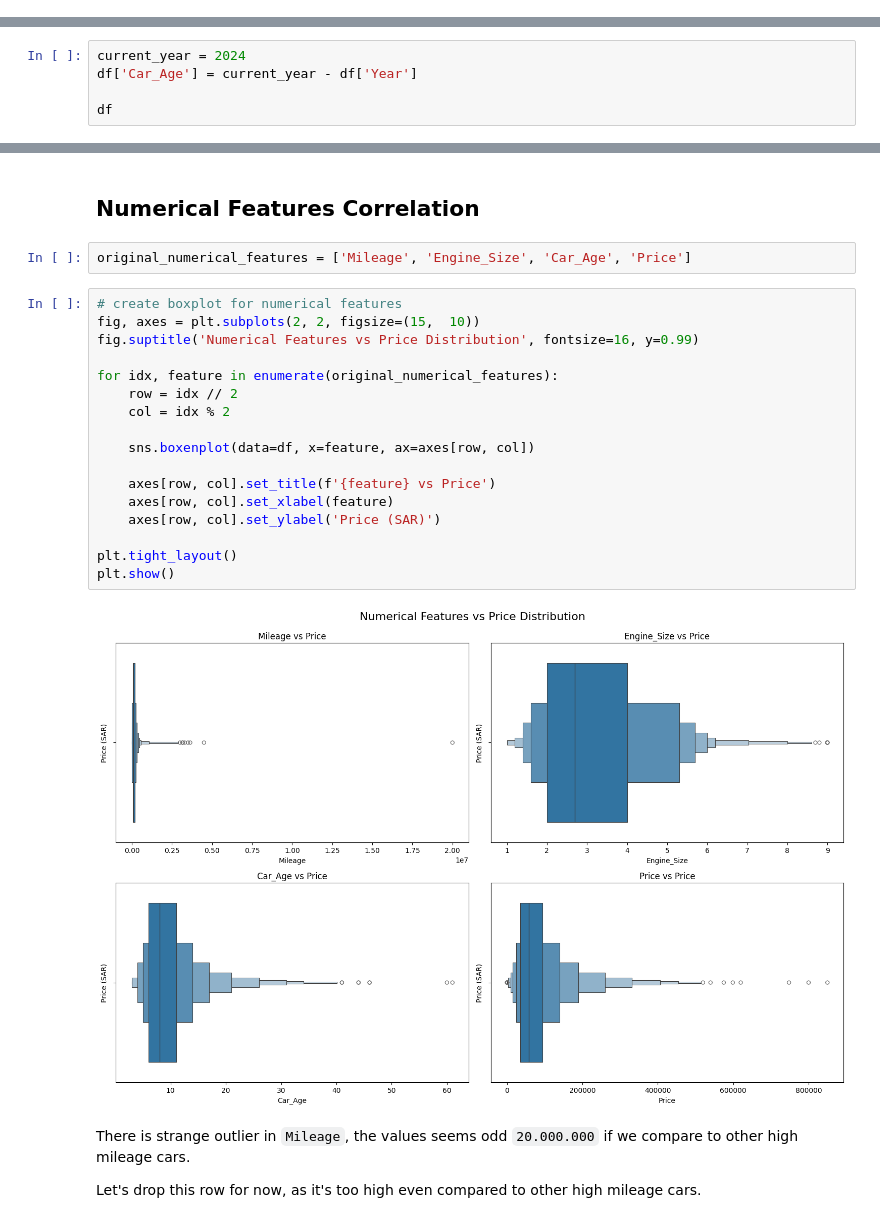
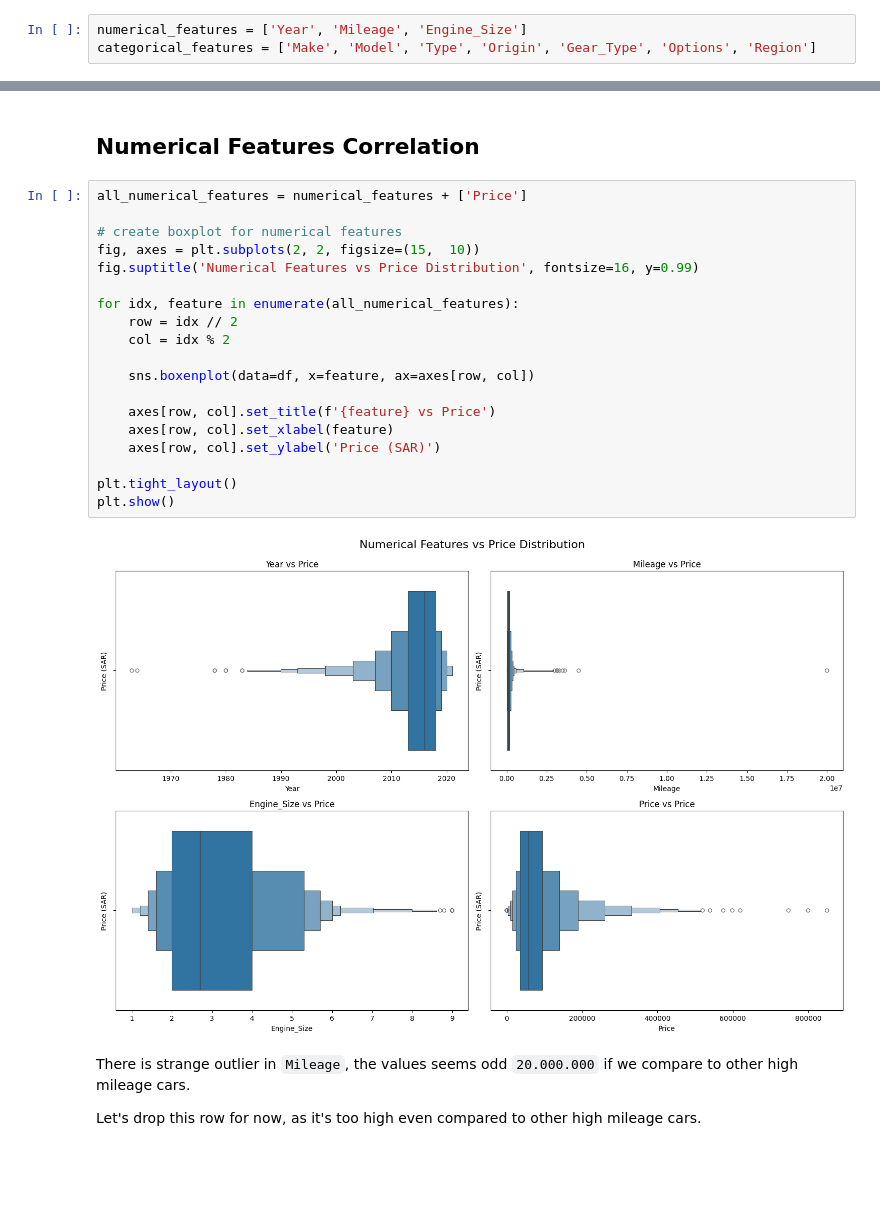
Before and after one commit to andresuchdata/saudi-used-cars, a Jupyter notebook: main.ipynb, the cells around one changed output, grey strips where cells are left out. Cells and saved outputs as stored; diff of their text form; blank space fills up the shorter version.

```diff
--- a/main.ipynb
+++ b/main.ipynb
@@ -115,3 +125,6 @@ dtype: int64
+# %%
+numerical_features = ['Year', 'Mileage', 'Engine_Size']
+categorical_features = ['Make', 'Model', 'Type', 'Origin', 'Gear_Type', 'Options', 'Region']
 # %% [markdown]
 #### Drop duplicates
 # %%
@@ -169,5 +179,0 @@ Adding car age column to give better correlation between car age and price.
-# %%
-current_year = 2024
-df['Car_Age'] = current_year - df['Year']
-
-df
@@ -188,26 +180,26 @@ df
 # %% [markdown]
 ## Numerical Features Correlation
-# %%
-original_numerical_features = ['Mileage', 'Engine_Size', 'Car_Age', 'Price']
 # %%
+all_numerical_features = numerical_features + ['Price']
+
 # create boxplot for numerical features
 fig, axes = plt.subplots(2, 2, figsize=(15,  10))
 fig.suptitle('Numerical Features vs Price Distribution', fontsize=16, y=0.99)
 
-for idx, feature in enumerate(original_numerical_features):
+for idx, feature in enumerate(all_numerical_features):
     row = idx // 2
     col = idx % 2
 
     sns.boxenplot(data=df, x=feature, ax=axes[row, col])
 
     axes[row, col].set_title(f'{feature} vs Price')
     axes[row, col].set_xlabel(feature)
     axes[row, col].set_ylabel('Price (SAR)')
 
 plt.tight_layout()
 plt.show()
 # %% [output]
-[figure, old version]
+[figure, new version]
 # %% [markdown]
 There is strange outlier in `Mileage`, the values seems odd `20.000.000` if we compare to other high mileage cars.
 
```
Also changed, not shown: parts of 19 cells of this notebook.
